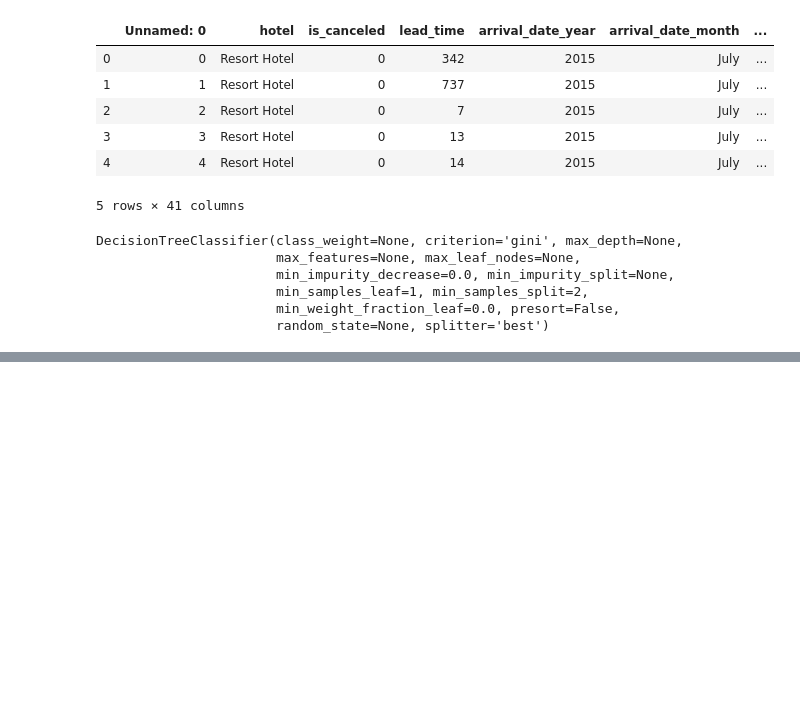
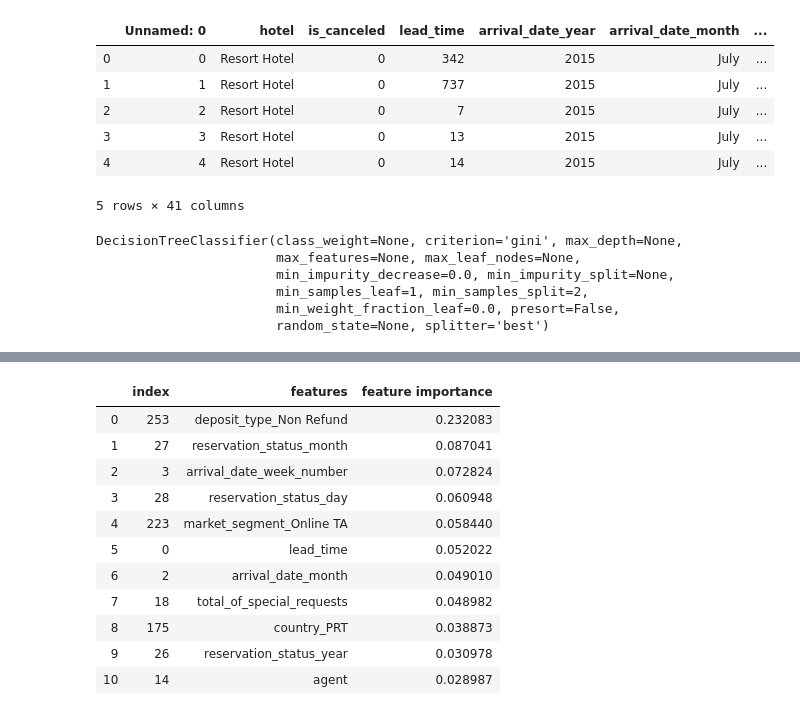
Before and after one commit to Hantao-Lin/Hotel-Reservation-Prediciton, a Jupyter notebook: Machine Learning.ipynb, the cells around one changed output, grey strips where cells are left out. Drawn from its saved outputs; the diff is of its cells as text; code cells hidden in the pictures; blank space fills up the shorter version.

```diff
--- a/Machine Learning.ipynb
+++ b/Machine Learning.ipynb
@@ -125,0 +129,16 @@ feature_to_keep
+# %%
+top_feature=pd.DataFrame(feature_to_keep)[0:11]
+top_feature
+# %% [output]
+|  | index | features | feature importance |
+| 0 | 253 | deposit_type_Non Refund | 0.232083 |
+| 1 | 27 | reservation_status_month | 0.087041 |
+| 2 | 3 | arrival_date_week_number | 0.072824 |
+| 3 | 28 | reservation_status_day | 0.060948 |
+| 4 | 223 | market_segment_Online TA | 0.058440 |
+| 5 | 0 | lead_time | 0.052022 |
+| 6 | 2 | arrival_date_month | 0.049010 |
+| 7 | 18 | total_of_special_requests | 0.048982 |
+| 8 | 175 | country_PRT | 0.038873 |
+| 9 | 26 | reservation_status_year | 0.030978 |
+| 10 | 14 | agent | 0.028987 |
```
Also changed, not shown: parts of 29 cells of this notebook, 1 other file.
